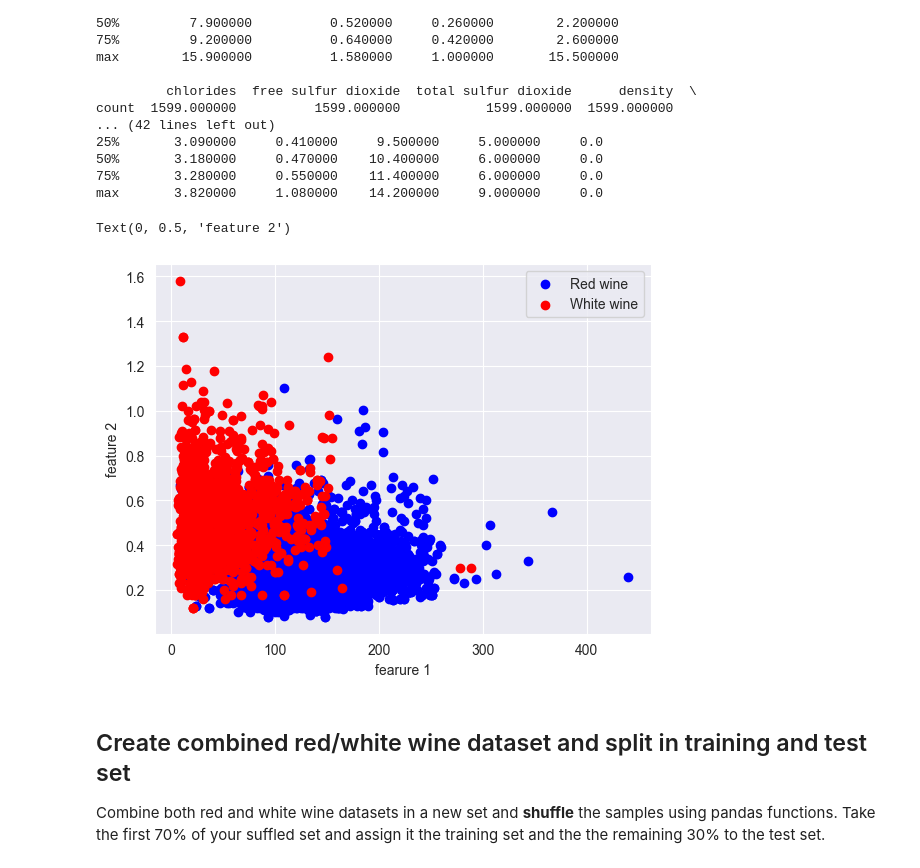
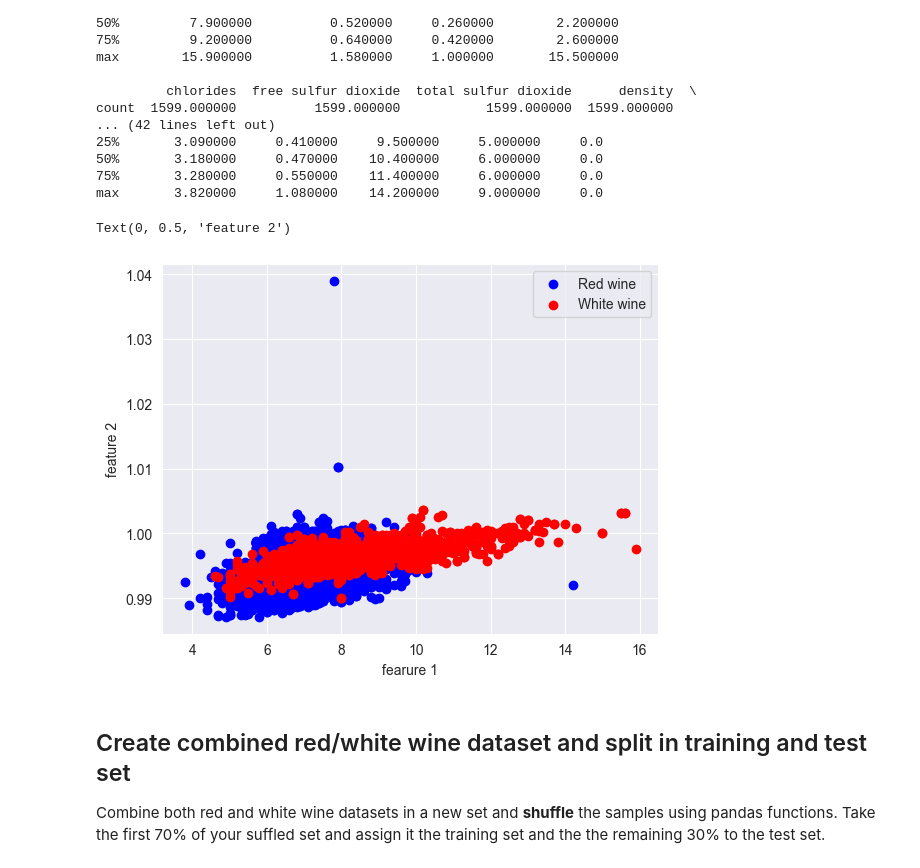
Before and after one commit to BenVigos/Machine-Learning, a Jupyter notebook: Assignment 2/log_regression_2025_student.ipynb, the cells around one changed output. Drawn from its saved outputs; the diff is of its cells as text; code cells hidden in the pictures.

```diff
--- a/Assignment 2/log_regression_2025_student.ipynb
+++ b/Assignment 2/log_regression_2025_student.ipynb
@@ -122,19 +122,19 @@ max       3.820000     1.080000    14.200000     9.000000     0.0
 # %%
 # create a plot of the data belonging to those two features.
 # make a scatter plot the values of feature 1 on the x-axis and that of feature 2 on the y-axis
 # plot a blue marker for white and a red marker for red wines
 
-f1 = 'total sulfur dioxide'
-f2 = 'volatile acidity'
+f1 = 'fixed acidity'
+f2 = 'density'
 
 plt.scatter(wwine[f1], wwine[f2], c='b', marker='o', label='Red wine')
 plt.scatter(rwine[f1], rwine[f2], c='r', marker='o', label='White wine')
 plt.legend()
 plt.xlabel('fearure 1')
 plt.ylabel('feature 2')
 # %% [output]
 Text(0, 0.5, 'feature 2')
-[figure, old version]
+[figure, new version]
 # %% [markdown]
 ## Create combined red/white wine dataset and split in training and test set
 
```
Also changed, not shown: parts of 21 cells of this notebook, 1 other file.
